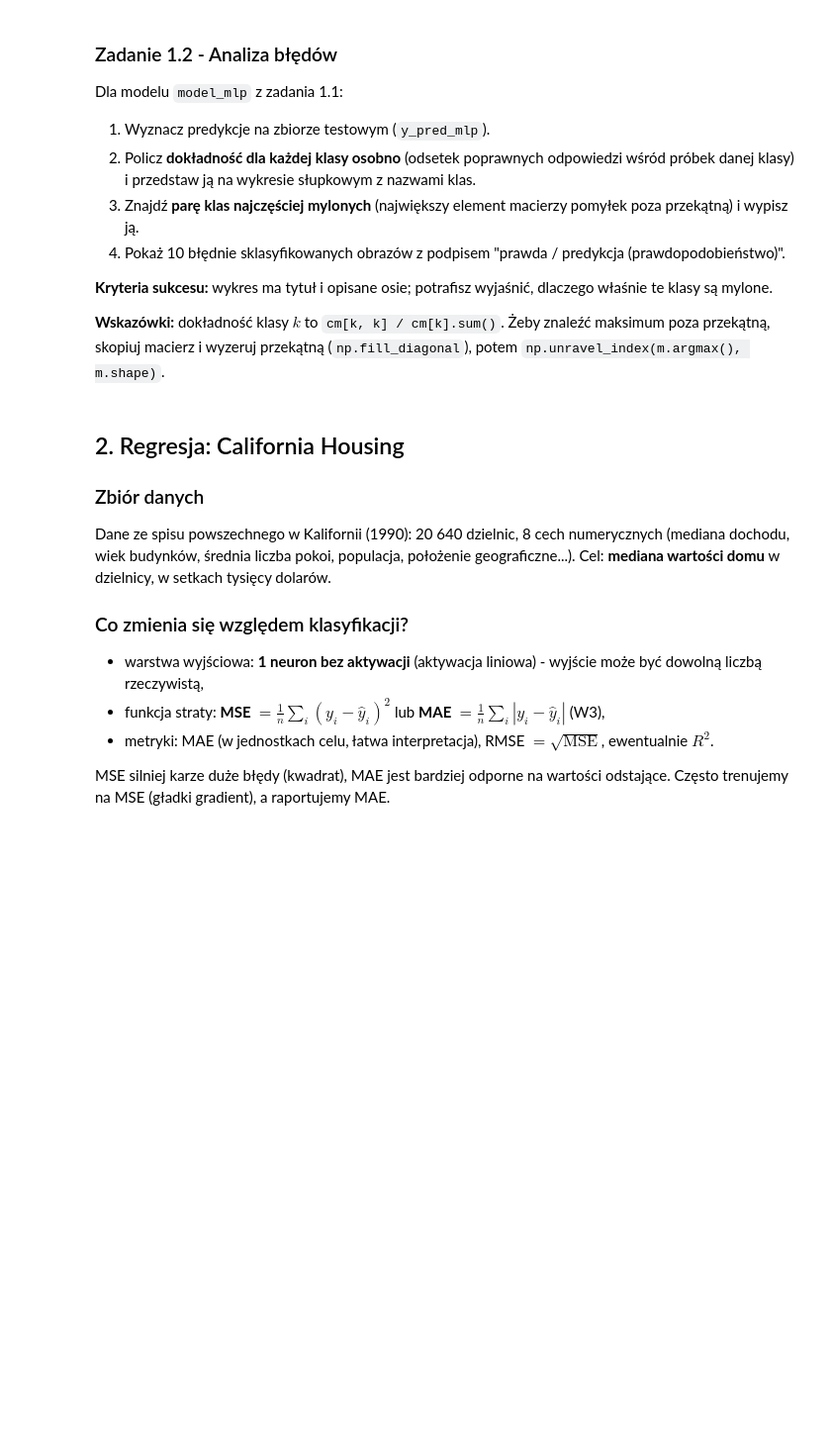
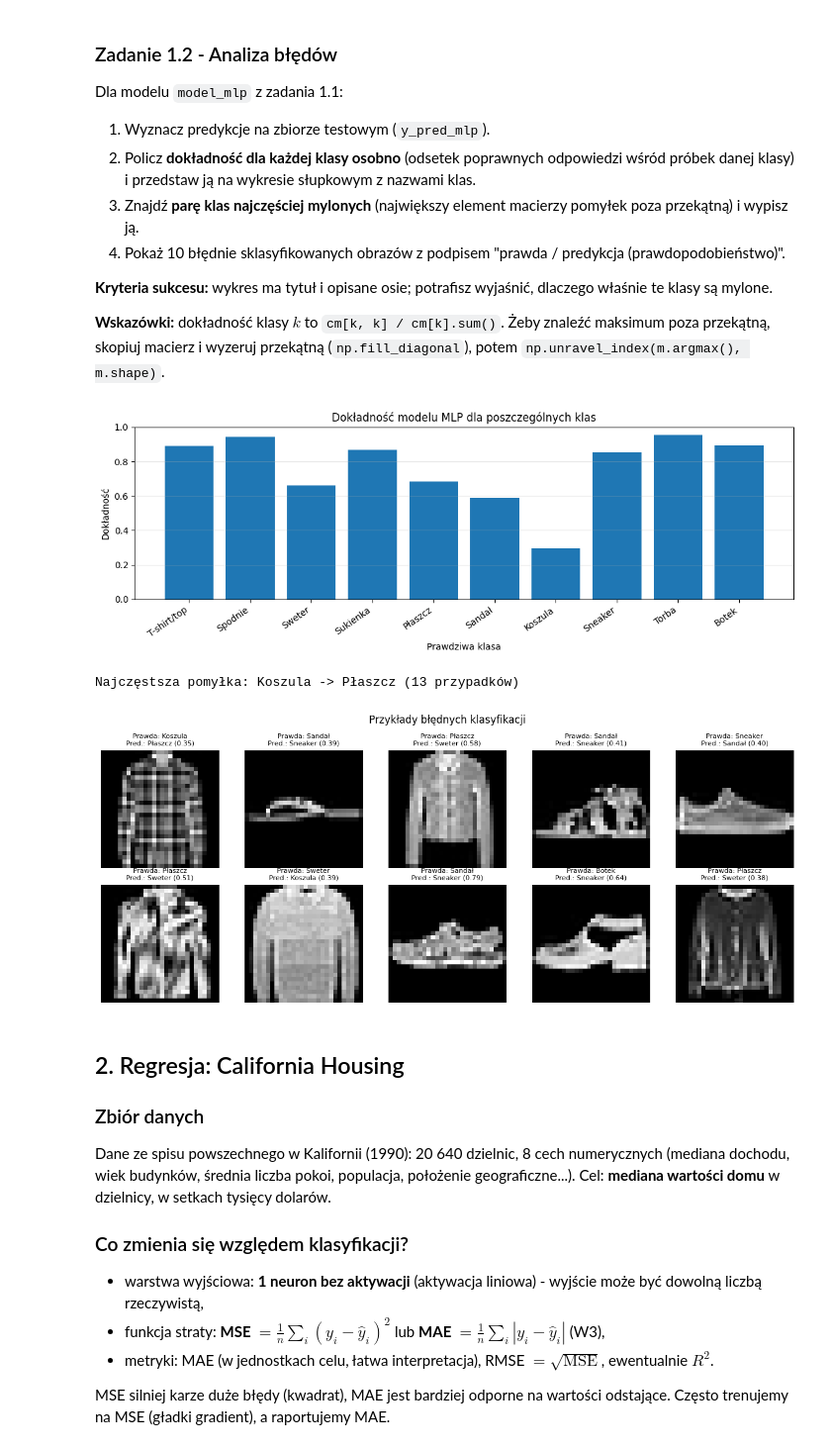
Before and after one commit to OxeyeDaisy434/UczenieGlebokieIJegoZastosowania---ZajeciaMagister, a Jupyter notebook: Notebooki_studenci/Lab03_Keras_klasyfikacja_regresja.ipynb, the cells around one changed output. Shown at 99% size. Drawn from its saved outputs; the diff is of its cells as text; code cells hidden in the pictures; blank space fills up the shorter version.

```diff
--- a/Notebooki_studenci/Lab03_Keras_klasyfikacja_regresja.ipynb
+++ b/Notebooki_studenci/Lab03_Keras_klasyfikacja_regresja.ipynb
@@ -290,7 +372,50 @@ Dla modelu `model_mlp` z zadania 1.1:
 
 **Wskazówki:** dokładność klasy $k$ to `cm[k, k] / cm[k].sum()`. Żeby znaleźć maksimum poza przekątną, skopiuj macierz i wyzeruj przekątną (`np.fill_diagonal`), potem `np.unravel_index(m.argmax(), m.shape)`.
 # %%
-# TODO: uzupełnij - predykcje, dokładność per klasa, najczęściej mylona para, przykłady błędów
+p_mlp = model_mlp.predict(x_test, verbose=0)
+y_pred_mlp = p_mlp.argmax(axis=1)
+
+cm_mlp = confusion_matrix(y_test, y_pred_mlp, labels=range(10))
+acc_per_klasa = np.diag(cm_mlp) / cm_mlp.sum(axis=1)
+
+plt.figure(figsize=(11, 4))
+plt.bar(NAZWY_KLAS, acc_per_klasa)
+plt.ylim(0, 1)
+plt.ylabel("Dokładność")
+plt.xlabel("Prawdziwa klasa")
+plt.title("Dokładność modelu MLP dla poszczególnych klas")
+plt.xticks(rotation=35, ha="right")
+plt.grid(axis="y", alpha=0.3)
+plt.tight_layout()
+plt.show()
+
+bledy = cm_mlp.copy()
+np.fill_diagonal(bledy, 0)
+i_prawda, i_pred = np.unravel_index(np.argmax(bledy), bledy.shape)
+print(f"Najczęstsza pomyłka: {NAZWY_KLAS[i_prawda]} -> {NAZWY_KLAS[i_pred]} "
+      f"({bledy[i_prawda, i_pred]} przypadków)")
+
+ind_bledow = np.where(y_pred_mlp != y_test)[0][:10]
+if len(ind_bledow) == 0:
+    print("Brak błędnie sklasyfikowanych obrazów w zbiorze testowym.")
+else:
+    fig, axes = plt.subplots(2, 5, figsize=(12, 5))
+    for ax, idx in zip(axes.flat, ind_bledow):
+        ax.imshow(x_test[idx], cmap="gray")
+        ax.set_title(
+            f"Prawda: {NAZWY_KLAS[y_test[idx]]}\n"
+            f"Pred.: {NAZWY_KLAS[y_pred_mlp[idx]]} "
+            f"({p_mlp[idx, y_pred_mlp[idx]]:.2f})",
+            fontsize=8,
+        )
+        ax.axis("off")
+    plt.suptitle("Przykłady błędnych klasyfikacji")
+    plt.tight_layout()
+    plt.show()
+# %% [output]
+[figure, added]
+Najczęstsza pomyłka: Koszula -> Płaszcz (13 przypadków)
+[figure, added]
 # %% [markdown]
 ## 2. Regresja: California Housing
 
```
Also changed, not shown: parts of 25 cells of this notebook.
